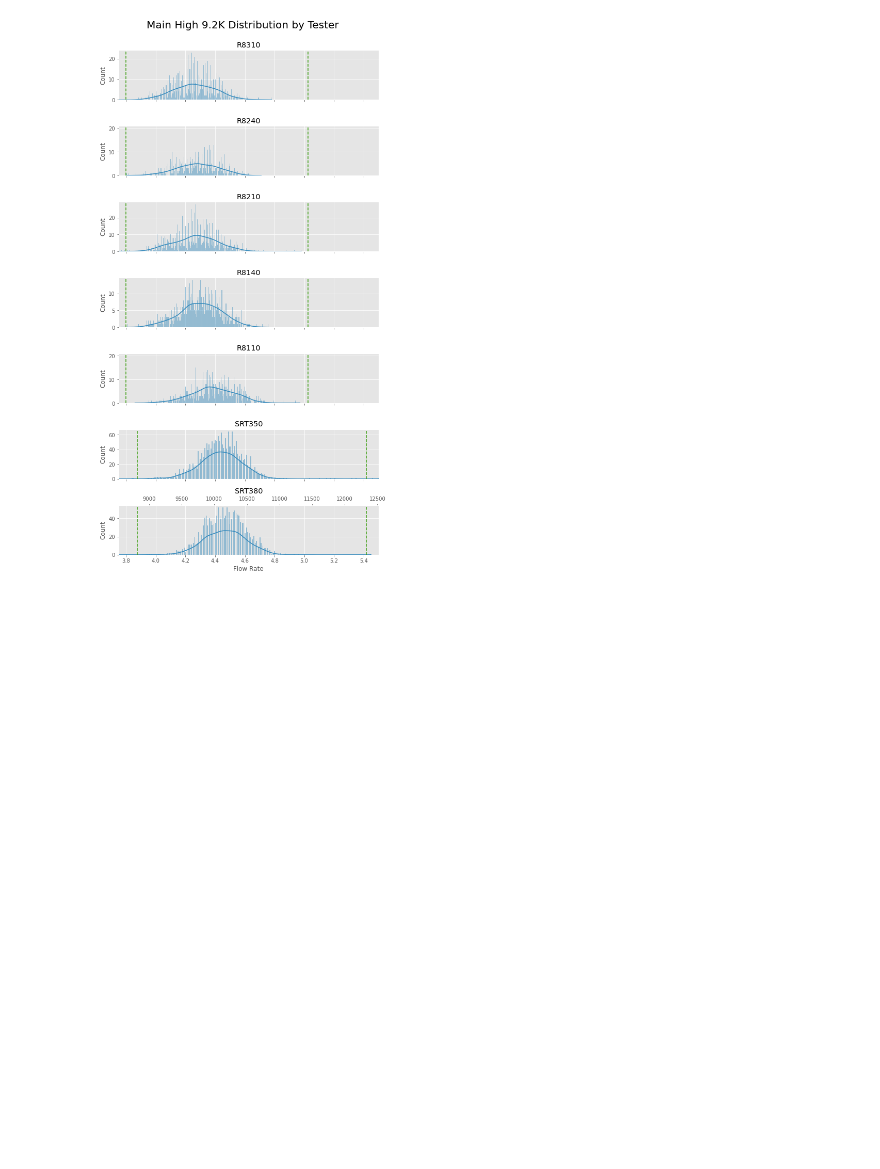
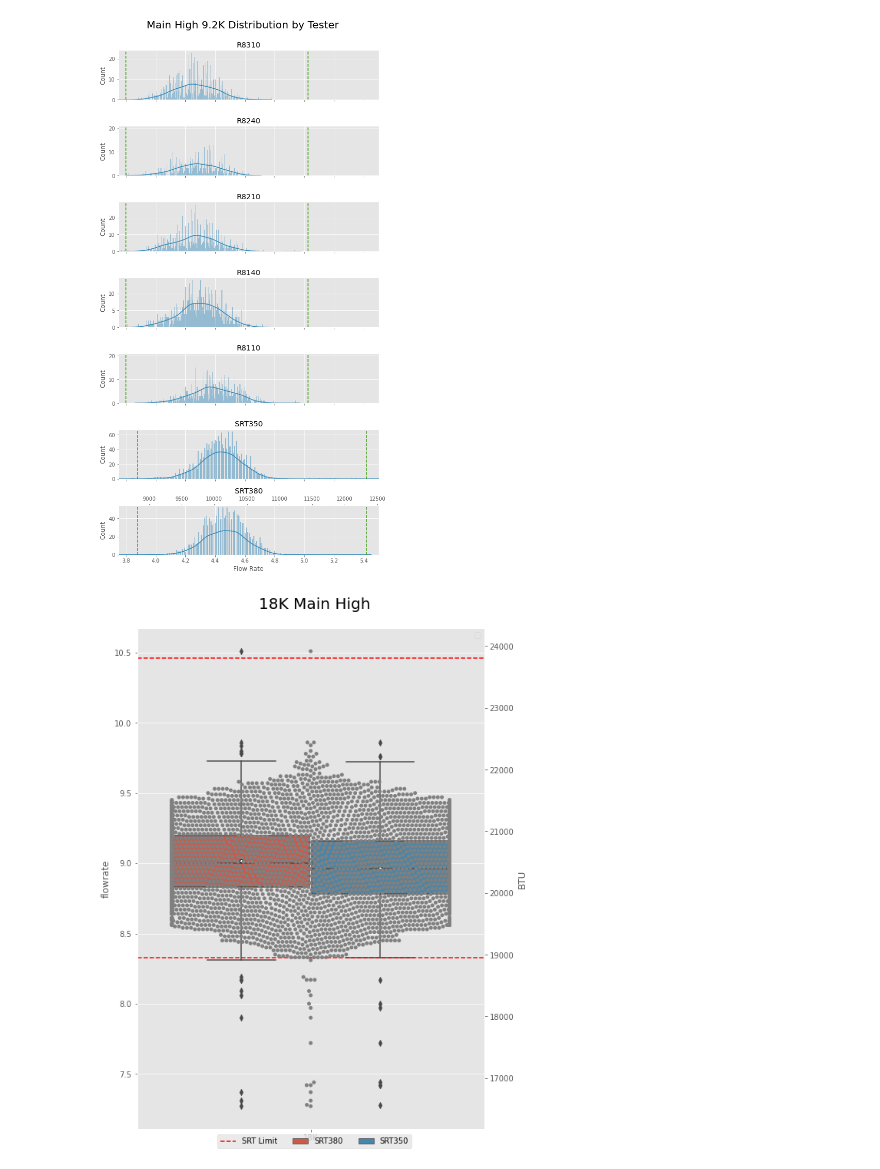
Before and after one commit to elkirk/wolf, a Jupyter notebook: edc-test-data/edc-test-data.ipynb, the cells around one changed output. Cells and saved outputs as stored; diff of their text form; code cells hidden in the pictures; blank space fills up the shorter version.

```diff
--- a/edc-test-data/edc-test-data.ipynb
+++ b/edc-test-data/edc-test-data.ipynb
@@ -413,3 +399,42 @@ plt.tight_layout()
 plt.show()
 # %% [output]
 [figure]
+# %%
+fig, ax = plt.subplots(1, 1, figsize=(8,10))
+fig.suptitle('18K Main High', y=1.0, fontsize=20)
+
+
+sns.boxplot(ax=ax,
+            x = 'burner',
+            y = 'flowrate',
+            data = mainhigh18k[srt],
+            hue = 'tester' ,
+            showfliers=True,
+            showmeans=True,
+            meanprops={"marker":"o",
+                       "markerfacecolor":"white",
+                       "markeredgecolor":"black",
+                       "markersize":"4"})
+sns.swarmplot(x='burner', y='flowrate', data=mainhigh18k[srt], color="grey", ax=ax)
+
+ax.axhline(y=srt18klim['mh-lwr'], ls='--', c='r', label='SRT Limit')
+ax.axhline(y=srt18klim['mh-upr'], ls='--', c='r')
+
+lines, labels = ax.get_legend_handles_labels()
+ax.legend(lines[:0], labels[:0])
+fig.legend(loc='lower center', ncol=3)
+
+def slpm2btu(x):
+    return x * 2.117 * 1075
+
+
+def btu2slpm(x):
+    return x / 2.117 / 1075
+
+secax = ax.secondary_yaxis('right', functions=(slpm2btu, btu2slpm))
+secax.set_ylabel('BTU')
+ax.set(xlabel=None)
+
+plt.tight_layout()
+# %% [output]
+[figure, added]
```
Also changed, not shown: parts of 6 cells of this notebook, 1 other file.
